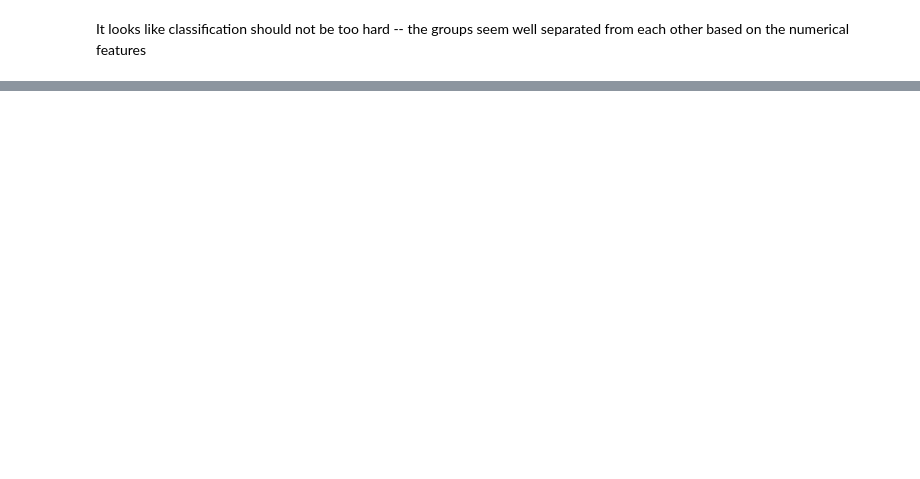
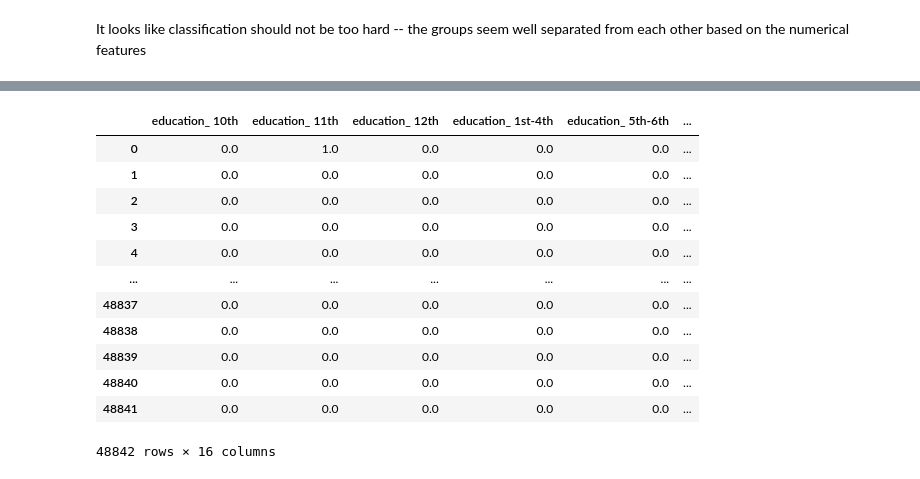
Before and after one commit to flavios-teaching/scikit-learn-mooc, a Jupyter notebook: teaching/predictive_modeling_pipeline.ipynb, the cells around one changed output, grey strips where cells are left out. Drawn from its saved outputs; the diff is of its cells as text; code cells hidden in the pictures; blank space fills up the shorter version.

```diff
--- a/teaching/predictive_modeling_pipeline.ipynb
+++ b/teaching/predictive_modeling_pipeline.ipynb
@@ -359,0 +376,8 @@ It looks like classification should not be too hard -- the groups seem well sepa
+# %%
+# drop duplicated column
+# adult_census = adult_census.drop(columns="education-num")
+adult_census = adult_census.drop(columns="education-num")
+# %%
+target_name = "class"
+target = adult_census[target_name]
+data = adult_census.drop(columns=[target_name])
@@ -359,0 +451,3 @@ It looks like classification should not be too hard -- the groups seem well sepa
+# %%
+data_categorical = data[categorical_columns]
+data_categorical.head()
@@ -359,0 +473,9 @@ It looks like classification should not be too hard -- the groups seem well sepa
+# %%
+from sklearn.preprocessing import OrdinalEncoder
+
+education_column = data_categorical[["education"]]
+
+encoder = OrdinalEncoder().set_output(transform="pandas") # we set the output to pandas dataframe
+education_encoded = encoder.fit_transform(education_column)
+
+education_encoded
@@ -359,0 +547,21 @@ It looks like classification should not be too hard -- the groups seem well sepa
+# %%
+from sklearn.preprocessing import OneHotEncoder
+
+encoder = OneHotEncoder(sparse_output=False).set_output(transform="pandas")
+# NOTE: we use sparse_output=False for illustration. In practice, it's better to use sparse_output=True, which is more memory efficient
+education_encoded = encoder.fit_transform(education_column)
+education_encoded
+# %% [output]
+|  | education_ 10th | education_ 11th | education_ 12th | education_ 1st-4th | education_ 5th-6th | ... |
+| 0 | 0.0 | 1.0 | 0.0 | 0.0 | 0.0 | ... |
+| 1 | 0.0 | 0.0 | 0.0 | 0.0 | 0.0 | ... |
+| 2 | 0.0 | 0.0 | 0.0 | 0.0 | 0.0 | ... |
+| 3 | 0.0 | 0.0 | 0.0 | 0.0 | 0.0 | ... |
+| 4 | 0.0 | 0.0 | 0.0 | 0.0 | 0.0 | ... |
+| ... | ... | ... | ... | ... | ... | ... |
+| 48837 | 0.0 | 0.0 | 0.0 | 0.0 | 0.0 | ... |
+| 48838 | 0.0 | 0.0 | 0.0 | 0.0 | 0.0 | ... |
+| 48839 | 0.0 | 0.0 | 0.0 | 0.0 | 0.0 | ... |
+| 48840 | 0.0 | 0.0 | 0.0 | 0.0 | 0.0 | ... |
+| 48841 | 0.0 | 0.0 | 0.0 | 0.0 | 0.0 | ... |
+48842 rows × 16 columns
```
Also changed, not shown: parts of 70 cells of this notebook, 4 other files.
